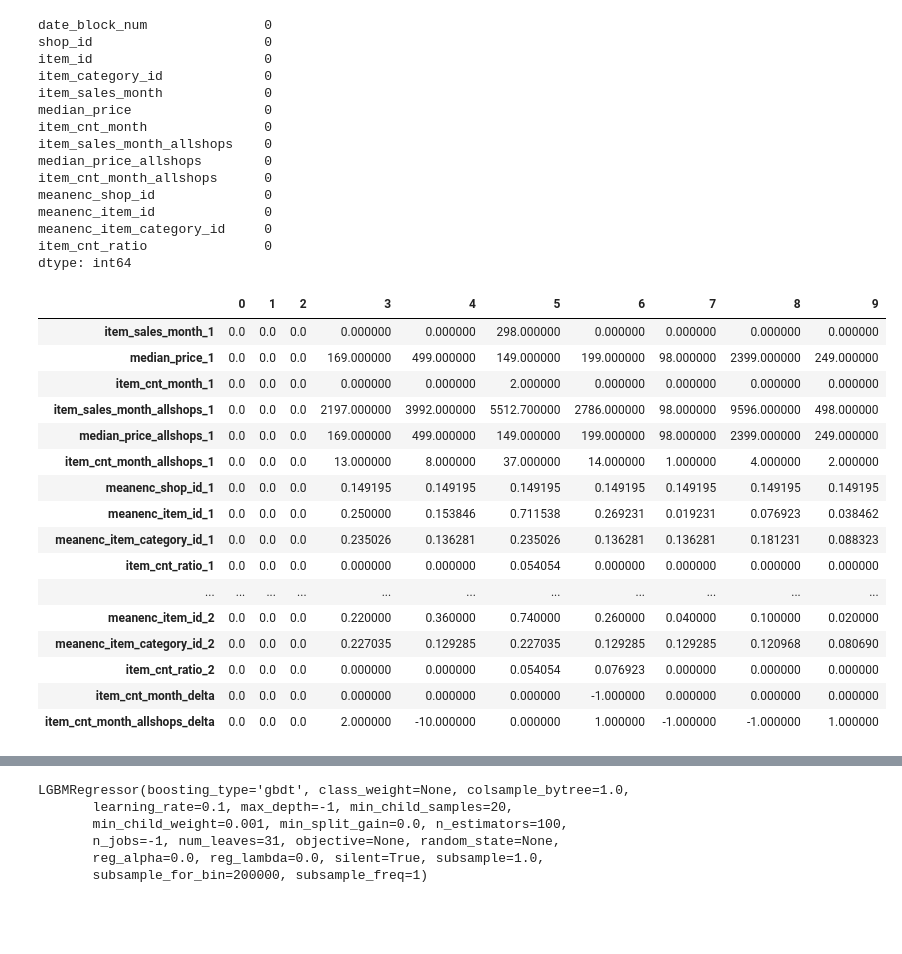
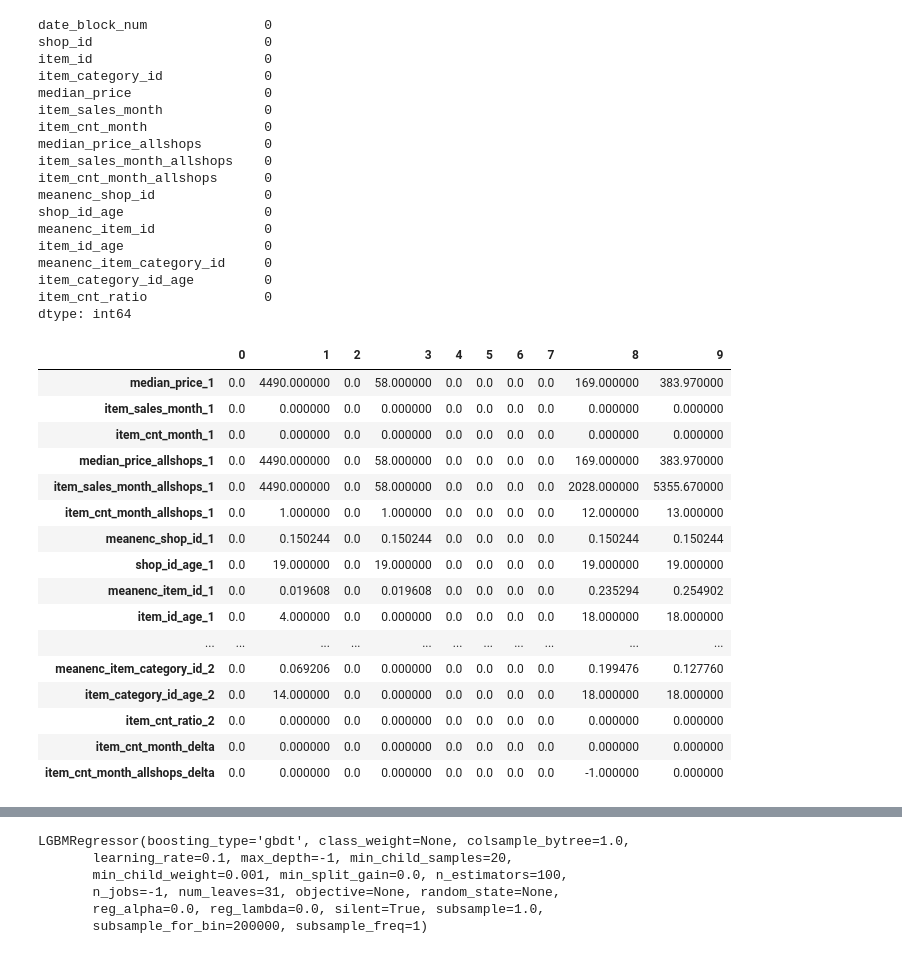
Before and after one commit to keijak/kaggle-pub, a Jupyter notebook: sales1c/training2.ipynb, the cells around one changed output, grey strips where cells are left out. Saved outputs shown, nothing was run; the diff lists cells and outputs as text; code cells hidden in the pictures; blank space fills up the shorter version.

```diff
--- a/sales1c/training2.ipynb
+++ b/sales1c/training2.ipynb
@@ -93,6 +93,17 @@ for col in ['shop_id', 'item_id', 'item_category_id']:
     )
     df_train = df_train.merge(df_agg, how='left', on=['date_block_num', col])
 
+    df_agg = (
+        df_train.groupby([col])
+        .date_block_num
+        .min()
+        .reset_index()
+        .rename(columns={'date_block_num': col + '_age'})
+    )
+    df_train = df_train.merge(df_agg, how='left', on=[col])
+    df_train[col + '_age'] = df_train.date_block_num - df_train[col + '_age']
+
+
 df_train.head().T
 # %% [output]
 |  | 0 | 1 | 2 | 3 | 4 |
@@ -140,15 +157,18 @@ date_block_num               0
 shop_id                      0
 item_id                      0
 item_category_id             0
+median_price                 0
 item_sales_month             0
-median_price                 0
 item_cnt_month               0
+median_price_allshops        0
 item_sales_month_allshops    0
-median_price_allshops        0
 item_cnt_month_allshops      0
 meanenc_shop_id              0
+shop_id_age                  0
 meanenc_item_id              0
+item_id_age                  0
 meanenc_item_category_id     0
+item_category_id_age         0
 item_cnt_ratio               0
 dtype: int64
 # %%
@@ -182,36 +202,36 @@ def make_features2(label_block, label_df):
     return X
 # %%
 VALIDATION_BLOCK = 33
-TRAINING_BLOCK_RANGE = range(22, VALIDATION_BLOCK)
+TRAINING_BLOCK_RANGE = range(20, VALIDATION_BLOCK)
 
 Xs = []
 ys = []
 for label_block in TRAINING_BLOCK_RANGE:
     X, y = make_features(label_block)
     Xs.append(X)
     ys.append(y)
 
 X_train = pd.concat(Xs)
 y_train = pd.concat(ys)
 X_train.head(10).T
 # %% [output]
 |  | 0 | 1 | 2 | 3 | 4 | 5 | 6 | 7 | 8 | 9 |
-| item_sales_month_1 | 0.0 | 0.0 | 0.0 | 0.000000 | 0.000000 | 298.000000 | 0.000000 | 0.000000 | 0.000000 | 0.000000 |
-| median_price_1 | 0.0 | 0.0 | 0.0 | 169.000000 | 499.000000 | 149.000000 | 199.000000 | 98.000000 | 2399.000000 | 249.000000 |
-| item_cnt_month_1 | 0.0 | 0.0 | 0.0 | 0.000000 | 0.000000 | 2.000000 | 0.000000 | 0.000000 | 0.000000 | 0.000000 |
-| item_sales_month_allshops_1 | 0.0 | 0.0 | 0.0 | 2197.000000 | 3992.000000 | 5512.700000 | 2786.000000 | 98.000000 | 9596.000000 | 498.000000 |
-| median_price_allshops_1 | 0.0 | 0.0 | 0.0 | 169.000000 | 499.000000 | 149.000000 | 199.000000 | 98.000000 | 2399.000000 | 249.000000 |
-| item_cnt_month_allshops_1 | 0.0 | 0.0 | 0.0 | 13.000000 | 8.000000 | 37.000000 | 14.000000 | 1.000000 | 4.000000 | 2.000000 |
-| meanenc_shop_id_1 | 0.0 | 0.0 | 0.0 | 0.149195 | 0.149195 | 0.149195 | 0.149195 | 0.149195 | 0.149195 | 0.149195 |
-| meanenc_item_id_1 | 0.0 | 0.0 | 0.0 | 0.250000 | 0.153846 | 0.711538 | 0.269231 | 0.019231 | 0.076923 | 0.038462 |
-| meanenc_item_category_id_1 | 0.0 | 0.0 | 0.0 | 0.235026 | 0.136281 | 0.235026 | 0.136281 | 0.136281 | 0.181231 | 0.088323 |
-| item_cnt_ratio_1 | 0.0 | 0.0 | 0.0 | 0.000000 | 0.000000 | 0.054054 | 0.000000 | 0.000000 | 0.000000 | 0.000000 |
+| median_price_1 | 0.0 | 4490.000000 | 0.0 | 58.000000 | 0.0 | 0.0 | 0.0 | 0.0 | 169.000000 | 383.970000 |
+| item_sales_month_1 | 0.0 | 0.000000 | 0.0 | 0.000000 | 0.0 | 0.0 | 0.0 | 0.0 | 0.000000 | 0.000000 |
+| item_cnt_month_1 | 0.0 | 0.000000 | 0.0 | 0.000000 | 0.0 | 0.0 | 0.0 | 0.0 | 0.000000 | 0.000000 |
+| median_price_allshops_1 | 0.0 | 4490.000000 | 0.0 | 58.000000 | 0.0 | 0.0 | 0.0 | 0.0 | 169.000000 | 383.970000 |
+| item_sales_month_allshops_1 | 0.0 | 4490.000000 | 0.0 | 58.000000 | 0.0 | 0.0 | 0.0 | 0.0 | 2028.000000 | 5355.670000 |
+| item_cnt_month_allshops_1 | 0.0 | 1.000000 | 0.0 | 1.000000 | 0.0 | 0.0 | 0.0 | 0.0 | 12.000000 | 13.000000 |
+| meanenc_shop_id_1 | 0.0 | 0.150244 | 0.0 | 0.150244 | 0.0 | 0.0 | 0.0 | 0.0 | 0.150244 | 0.150244 |
+| shop_id_age_1 | 0.0 | 19.000000 | 0.0 | 19.000000 | 0.0 | 0.0 | 0.0 | 0.0 | 19.000000 | 19.000000 |
+| meanenc_item_id_1 | 0.0 | 0.019608 | 0.0 | 0.019608 | 0.0 | 0.0 | 0.0 | 0.0 | 0.235294 | 0.254902 |
+| item_id_age_1 | 0.0 | 4.000000 | 0.0 | 0.000000 | 0.0 | 0.0 | 0.0 | 0.0 | 18.000000 | 18.000000 |
 | ... | ... | ... | ... | ... | ... | ... | ... | ... | ... | ... |
-| meanenc_item_id_2 | 0.0 | 0.0 | 0.0 | 0.220000 | 0.360000 | 0.740000 | 0.260000 | 0.040000 | 0.100000 | 0.020000 |
-| meanenc_item_category_id_2 | 0.0 | 0.0 | 0.0 | 0.227035 | 0.129285 | 0.227035 | 0.129285 | 0.129285 | 0.120968 | 0.080690 |
-| item_cnt_ratio_2 | 0.0 | 0.0 | 0.0 | 0.000000 | 0.000000 | 0.054054 | 0.076923 | 0.000000 | 0.000000 | 0.000000 |
-| item_cnt_month_delta | 0.0 | 0.0 | 0.0 | 0.000000 | 0.000000 | 0.000000 | -1.000000 | 0.000000 | 0.000000 | 0.000000 |
-| item_cnt_month_allshops_delta | 0.0 | 0.0 | 0.0 | 2.000000 | -10.000000 | 0.000000 | 1.000000 | -1.000000 | -1.000000 | 1.000000 |
+| meanenc_item_category_id_2 | 0.0 | 0.069206 | 0.0 | 0.000000 | 0.0 | 0.0 | 0.0 | 0.0 | 0.199476 | 0.127760 |
+| item_category_id_age_2 | 0.0 | 14.000000 | 0.0 | 0.000000 | 0.0 | 0.0 | 0.0 | 0.0 | 18.000000 | 18.000000 |
+| item_cnt_ratio_2 | 0.0 | 0.000000 | 0.0 | 0.000000 | 0.0 | 0.0 | 0.0 | 0.0 | 0.000000 | 0.000000 |
+| item_cnt_month_delta | 0.0 | 0.000000 | 0.0 | 0.000000 | 0.0 | 0.0 | 0.0 | 0.0 | 0.000000 | 0.000000 |
+| item_cnt_month_allshops_delta | 0.0 | 0.000000 | 0.0 | 0.000000 | 0.0 | 0.0 | 0.0 | 0.0 | -1.000000 | 0.000000 |
 # %%
 X_train.info()
 # %% [output]
```
Also changed, not shown: parts of 10 cells of this notebook.
